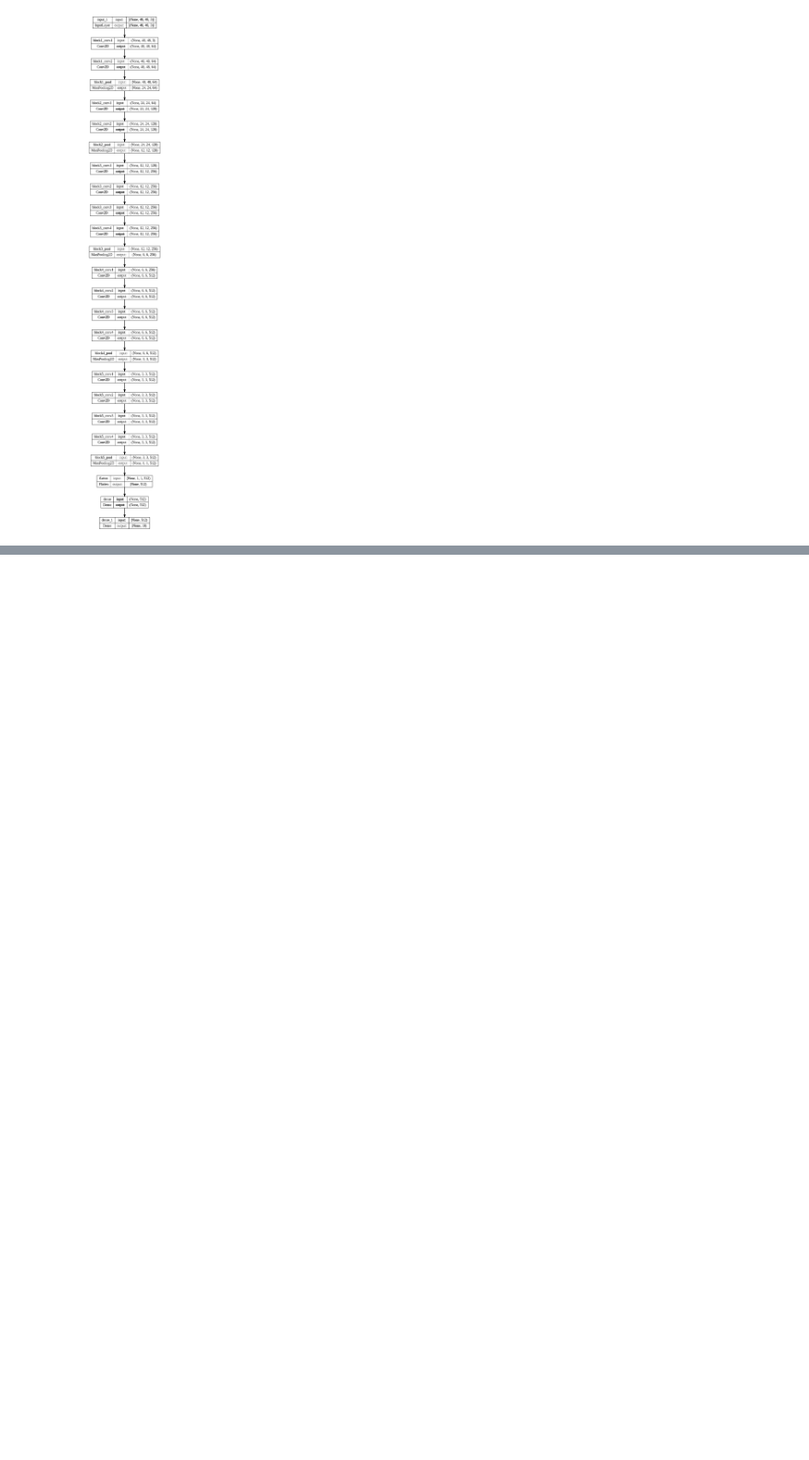
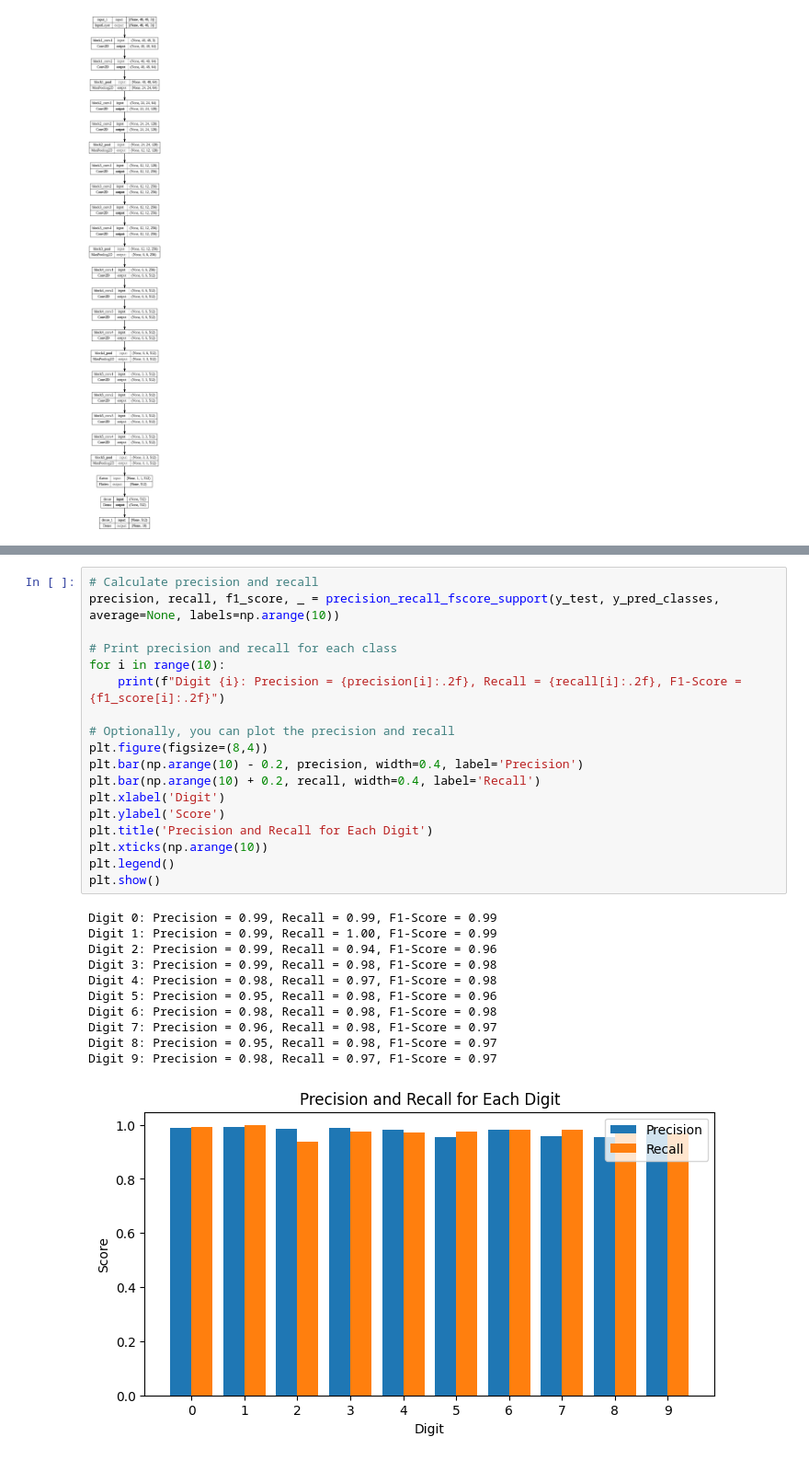
Before and after one commit to arpitadu/MNIST-Handwritten-Digit-Classification, a Jupyter notebook: MNIST_classification.ipynb, the cells around one changed output, grey strips where cells are left out. Shown: that part at 92% size. Saved outputs shown, nothing was run; the diff lists cells and outputs as text; blank space fills up the shorter version.

```diff
--- a/MNIST_classification.ipynb
+++ b/MNIST_classification.ipynb
@@ -390,0 +422,30 @@ Epoch 1/10
+# %%
+# Calculate precision and recall
+precision, recall, f1_score, _ = precision_recall_fscore_support(y_test, y_pred_classes, average=None, labels=np.arange(10))
+
+# Print precision and recall for each class
+for i in range(10):
+    print(f"Digit {i}: Precision = {precision[i]:.2f}, Recall = {recall[i]:.2f}, F1-Score = {f1_score[i]:.2f}")
+
+# Optionally, you can plot the precision and recall
+plt.figure(figsize=(8,4))
+plt.bar(np.arange(10) - 0.2, precision, width=0.4, label='Precision')
+plt.bar(np.arange(10) + 0.2, recall, width=0.4, label='Recall')
+plt.xlabel('Digit')
+plt.ylabel('Score')
+plt.title('Precision and Recall for Each Digit')
+plt.xticks(np.arange(10))
+plt.legend()
+plt.show()
+# %% [output]
+Digit 0: Precision = 0.99, Recall = 0.99, F1-Score = 0.99
+Digit 1: Precision = 0.99, Recall = 1.00, F1-Score = 0.99
+Digit 2: Precision = 0.99, Recall = 0.94, F1-Score = 0.96
+Digit 3: Precision = 0.99, Recall = 0.98, F1-Score = 0.98
+Digit 4: Precision = 0.98, Recall = 0.97, F1-Score = 0.98
+Digit 5: Precision = 0.95, Recall = 0.98, F1-Score = 0.96
+Digit 6: Precision = 0.98, Recall = 0.98, F1-Score = 0.98
+Digit 7: Precision = 0.96, Recall = 0.98, F1-Score = 0.97
+Digit 8: Precision = 0.95, Recall = 0.98, F1-Score = 0.97
+Digit 9: Precision = 0.98, Recall = 0.97, F1-Score = 0.97
+[figure, added]
```
Also changed, not shown: parts of 8 cells of this notebook.
